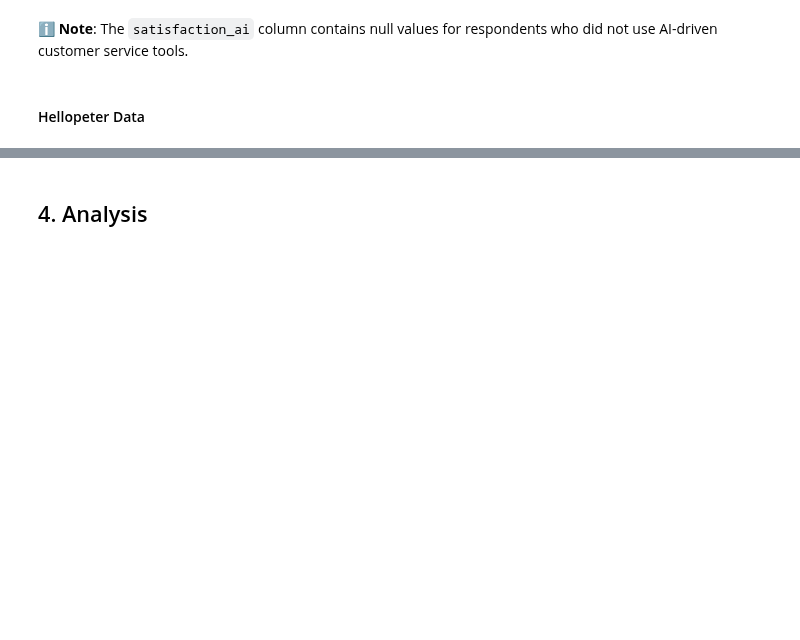
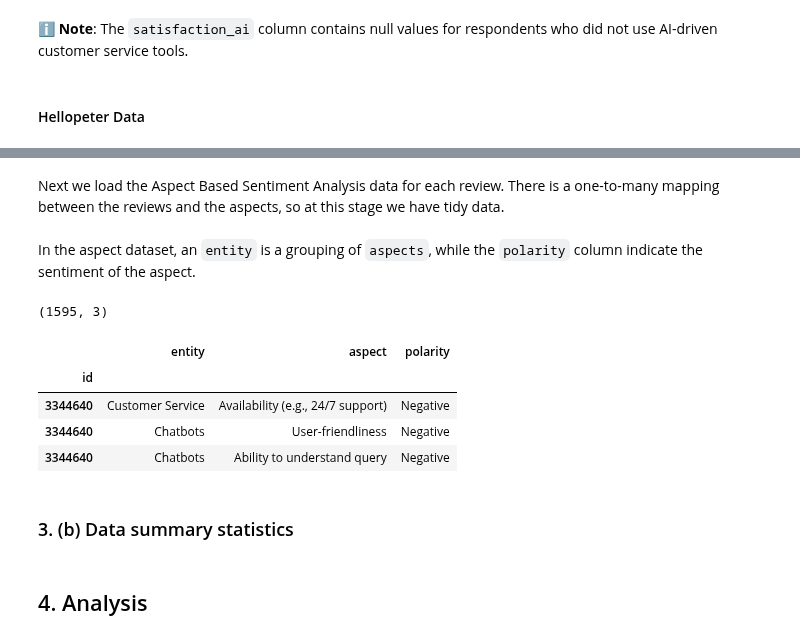
Before and after one commit to JohnnyFoulds/dsm050-2023-apr, a Jupyter notebook: notebooks/04_draft/04-02_pre_processing.ipynb, the cells around one changed output, grey strips where cells are left out. Cells and saved outputs as stored; diff of their text form; code cells hidden in the pictures; blank space fills up the shorter version.

```diff
--- a/notebooks/04_draft/04-02_pre_processing.ipynb
+++ b/notebooks/04_draft/04-02_pre_processing.ipynb
@@ -375,3 +480,51 @@ memory usage: 3.6+ KB
+# %% [markdown]
+Next we load the Aspect Based Sentiment Analysis data for each review. There is a one-to-many mapping between the reviews and the aspects, so at this stage we have tidy data.
+# %%
+class AspectLoader:
+    @staticmethod
+    def load_aspects(file_path:str) -> pd.DataFrame:
+        """Load the aspects gathered from Hellopeter"""
+        # read the dataset
+        df_result = pd.read_parquet(file_path)
+        df_result.set_index('id', inplace=True)
+
+        return df_result
+
+    @staticmethod
+    def set_data_types(dataframe:pd.DataFrame) -> pd.DataFrame:
+        """Set the data types for the aspect dataset"""
+        # set the categorical data types
+        DataTypes.set_category(dataframe, 'entity')
+        DataTypes.set_category(dataframe, 'aspect')
+
+        # set polarity as an ordinal datatype
+        DataTypes.set_ordinal(dataframe, 'polarity', [
+            'Negative',
+            'Neutral',
+            'Mixed',
+            'Positive'])
+
+        return dataframe
+# %% [markdown]
+In the aspect dataset, an `entity` is a grouping of `aspects`, while the `polarity` column indicate the sentiment of the aspect.
+# %%
+# load the hellopeter review aspects
+aspects_path = '../../data/interim/01-09_absa.parquet'
+df_aspects = AspectLoader.load_aspects(aspects_path) \
+    .pipe(AspectLoader.set_data_types)
+
+# show the first 3 rows
+print(df_aspects.shape)
+display(df_aspects.head(3))
+# %% [output]
+(1595, 3)
+|  | entity | aspect | polarity |
+| id |  |  |  |
+| 3344640 | Customer Service | Availability (e.g., 24/7 support) | Negative |
+| 3344640 | Chatbots | User-friendliness | Negative |
+| 3344640 | Chatbots | Ability to understand query | Negative |
+# %% [markdown]
+### 3. (b) Data summary statistics
 # %% [markdown]
 ## 4. Analysis
 # %% [markdown]
```
Also changed, not shown: parts of 5 cells of this notebook.
